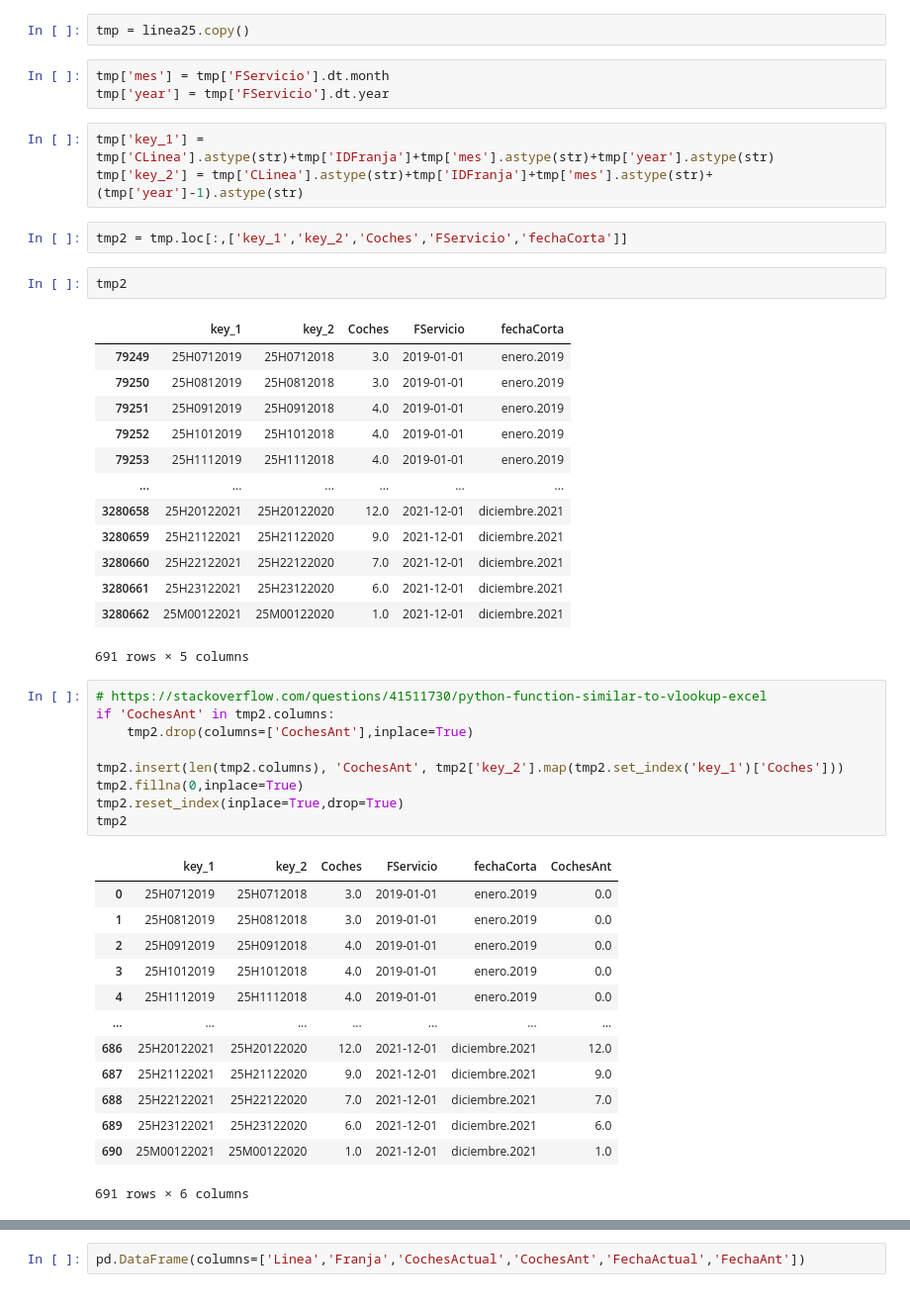
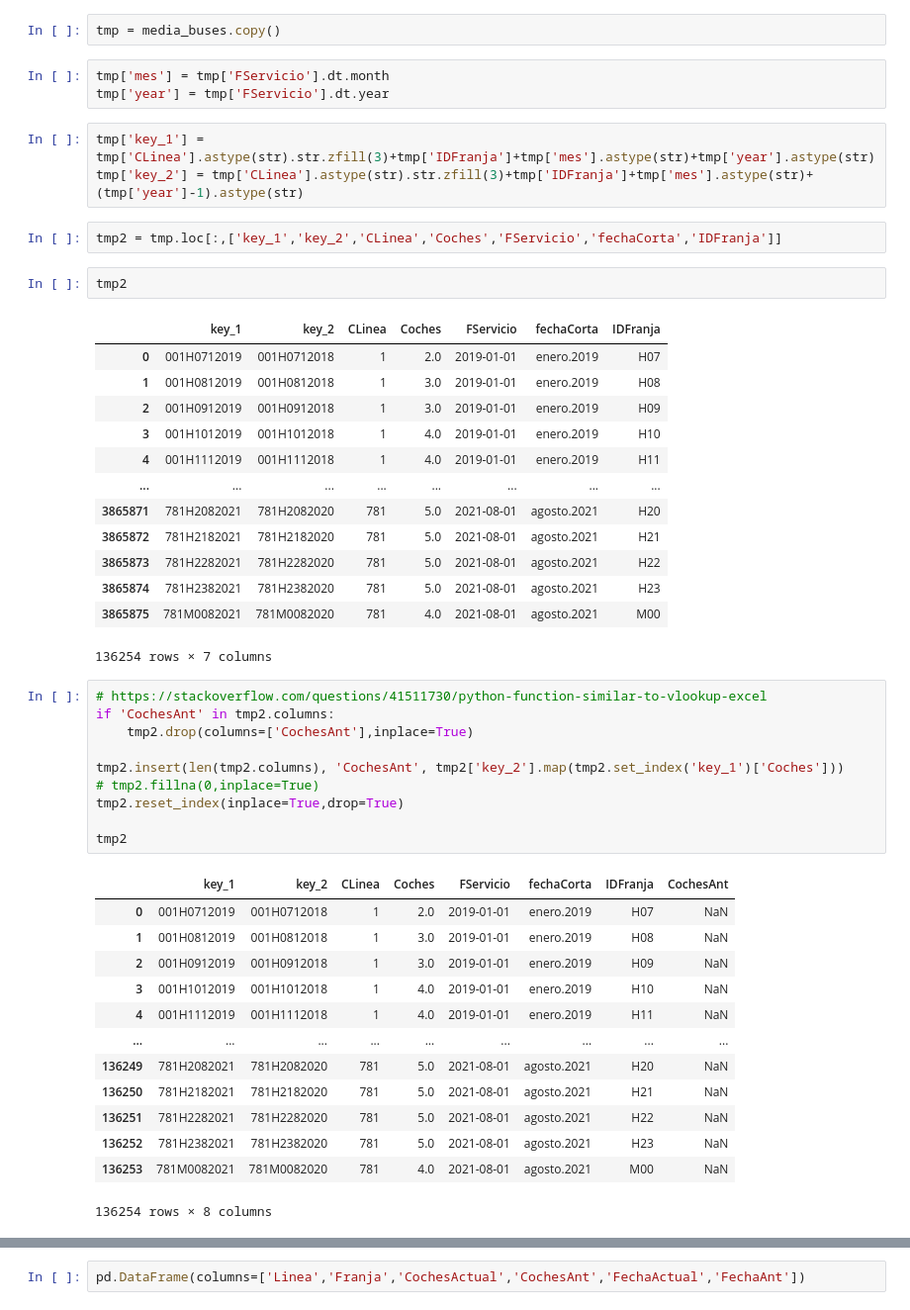
Before and after one commit to nacholopex/emt_madrid, a Jupyter notebook: 2022_emt_evolucion.ipynb, the cells around one changed output, grey strips where cells are left out. Shown at 99% size. Cells and saved outputs as stored; diff of their text form.

```diff
--- a/2022_emt_evolucion.ipynb
+++ b/2022_emt_evolucion.ipynb
@@ -236,51 +236,52 @@ for linea in lineas:
 [2021] ['H00', 'H01', 'H02', 'H06', 'H07', 'H08', 'H09', 'H10', 'H11', 'H12', 'H13', 'H14', 'H15', 'H16', 'H17', 'H18', 'H19', 'H20', 'H21', 'H22', 'H23', 'M00', 'M01', 'M02'] 734
 [2021] ['H08', 'H09', 'H10', 'H11', 'H12', 'H13', 'H14', 'H15', 'H16', 'H17', 'H18', 'H19', 'H20', 'H21', 'H22', 'H23', 'M00', 'M01'] 760
 # %%
-tmp = linea25.copy()
+tmp = media_buses.copy()
 # %%
 tmp['mes'] = tmp['FServicio'].dt.month
 tmp['year'] = tmp['FServicio'].dt.year
 # %%
-tmp['key_1'] = tmp['CLinea'].astype(str)+tmp['IDFranja']+tmp['mes'].astype(str)+tmp['year'].astype(str)
-tmp['key_2'] = tmp['CLinea'].astype(str)+tmp['IDFranja']+tmp['mes'].astype(str)+(tmp['year']-1).astype(str)
+tmp['key_1'] = tmp['CLinea'].astype(str).str.zfill(3)+tmp['IDFranja']+tmp['mes'].astype(str)+tmp['year'].astype(str)
+tmp['key_2'] = tmp['CLinea'].astype(str).str.zfill(3)+tmp['IDFranja']+tmp['mes'].astype(str)+(tmp['year']-1).astype(str)
 # %%
-tmp2 = tmp.loc[:,['key_1','key_2','Coches','FServicio','fechaCorta']]
+tmp2 = tmp.loc[:,['key_1','key_2','CLinea','Coches','FServicio','fechaCorta','IDFranja']]
 # %%
 tmp2
 # %% [output]
-|  | key_1 | key_2 | Coches | FServicio | fechaCorta |
-| 79249 | 25H0712019 | 25H0712018 | 3.0 | 2019-01-01 | enero.2019 |
-| 79250 | 25H0812019 | 25H0812018 | 3.0 | 2019-01-01 | enero.2019 |
-| 79251 | 25H0912019 | 25H0912018 | 4.0 | 2019-01-01 | enero.2019 |
-| 79252 | 25H1012019 | 25H1012018 | 4.0 | 2019-01-01 | enero.2019 |
-| 79253 | 25H1112019 | 25H1112018 | 4.0 | 2019-01-01 | enero.2019 |
-| ... | ... | ... | ... | ... | ... |
-| 3280658 | 25H20122021 | 25H20122020 | 12.0 | 2021-12-01 | diciembre.2021 |
-| 3280659 | 25H21122021 | 25H21122020 | 9.0 | 2021-12-01 | diciembre.2021 |
-| 3280660 | 25H22122021 | 25H22122020 | 7.0 | 2021-12-01 | diciembre.2021 |
-| 3280661 | 25H23122021 | 25H23122020 | 6.0 | 2021-12-01 | diciembre.2021 |
-| 3280662 | 25M00122021 | 25M00122020 | 1.0 | 2021-12-01 | diciembre.2021 |
+|  | key_1 | key_2 | CLinea | Coches | FServicio | fechaCorta | IDFranja |
+| 0 | 001H0712019 | 001H0712018 | 1 | 2.0 | 2019-01-01 | enero.2019 | H07 |
+| 1 | 001H0812019 | 001H0812018 | 1 | 3.0 | 2019-01-01 | enero.2019 | H08 |
+| 2 | 001H0912019 | 001H0912018 | 1 | 3.0 | 2019-01-01 | enero.2019 | H09 |
+| 3 | 001H1012019 | 001H1012018 | 1 | 4.0 | 2019-01-01 | enero.2019 | H10 |
+| 4 | 001H1112019 | 001H1112018 | 1 | 4.0 | 2019-01-01 | enero.2019 | H11 |
+| ... | ... | ... | ... | ... | ... | ... | ... |
+| 3865871 | 781H2082021 | 781H2082020 | 781 | 5.0 | 2021-08-01 | agosto.2021 | H20 |
+| 3865872 | 781H2182021 | 781H2182020 | 781 | 5.0 | 2021-08-01 | agosto.2021 | H21 |
+| 3865873 | 781H2282021 | 781H2282020 | 781 | 5.0 | 2021-08-01 | agosto.2021 | H22 |
+| 3865874 | 781H2382021 | 781H2382020 | 781 | 5.0 | 2021-08-01 | agosto.2021 | H23 |
+| 3865875 | 781M0082021 | 781M0082020 | 781 | 4.0 | 2021-08-01 | agosto.2021 | M00 |
-691 rows × 5 columns
+136254 rows × 7 columns
 # %%
 # https://stackoverflow.com/questions/41511730/python-function-similar-to-vlookup-excel
 if 'CochesAnt' in tmp2.columns:
     tmp2.drop(columns=['CochesAnt'],inplace=True)
 
 tmp2.insert(len(tmp2.columns), 'CochesAnt', tmp2['key_2'].map(tmp2.set_index('key_1')['Coches']))
-tmp2.fillna(0,inplace=True)
+# tmp2.fillna(0,inplace=True)
 tmp2.reset_index(inplace=True,drop=True)
+
 tmp2
 # %% [output]
-|  | key_1 | key_2 | Coches | FServicio | fechaCorta | CochesAnt |
-| 0 | 25H0712019 | 25H0712018 | 3.0 | 2019-01-01 | enero.2019 | 0.0 |
-| 1 | 25H0812019 | 25H0812018 | 3.0 | 2019-01-01 | enero.2019 | 0.0 |
-| 2 | 25H0912019 | 25H0912018 | 4.0 | 2019-01-01 | enero.2019 | 0.0 |
-| 3 | 25H1012019 | 25H1012018 | 4.0 | 2019-01-01 | enero.2019 | 0.0 |
-| 4 | 25H1112019 | 25H1112018 | 4.0 | 2019-01-01 | enero.2019 | 0.0 |
-| ... | ... | ... | ... | ... | ... | ... |
-| 686 | 25H20122021 | 25H20122020 | 12.0 | 2021-12-01 | diciembre.2021 | 12.0 |
-| 687 | 25H21122021 | 25H21122020 | 9.0 | 2021-12-01 | diciembre.2021 | 9.0 |
-| 688 | 25H22122021 | 25H22122020 | 7.0 | 2021-12-01 | diciembre.2021 | 7.0 |
-| 689 | 25H23122021 | 25H23122020 | 6.0 | 2021-12-01 | diciembre.2021 | 6.0 |
-| 690 | 25M00122021 | 25M00122020 | 1.0 | 2021-12-01 | diciembre.2021 | 1.0 |
+|  | key_1 | key_2 | CLinea | Coches | FServicio | fechaCorta | IDFranja | CochesAnt |
+| 0 | 001H0712019 | 001H0712018 | 1 | 2.0 | 2019-01-01 | enero.2019 | H07 | NaN |
+| 1 | 001H0812019 | 001H0812018 | 1 | 3.0 | 2019-01-01 | enero.2019 | H08 | NaN |
+| 2 | 001H0912019 | 001H0912018 | 1 | 3.0 | 2019-01-01 | enero.2019 | H09 | NaN |
+| 3 | 001H1012019 | 001H1012018 | 1 | 4.0 | 2019-01-01 | enero.2019 | H10 | NaN |
+| 4 | 001H1112019 | 001H1112018 | 1 | 4.0 | 2019-01-01 | enero.2019 | H11 | NaN |
+| ... | ... | ... | ... | ... | ... | ... | ... | ... |
+| 136249 | 781H2082021 | 781H2082020 | 781 | 5.0 | 2021-08-01 | agosto.2021 | H20 | NaN |
+| 136250 | 781H2182021 | 781H2182020 | 781 | 5.0 | 2021-08-01 | agosto.2021 | H21 | NaN |
+| 136251 | 781H2282021 | 781H2282020 | 781 | 5.0 | 2021-08-01 | agosto.2021 | H22 | NaN |
+| 136252 | 781H2382021 | 781H2382020 | 781 | 5.0 | 2021-08-01 | agosto.2021 | H23 | NaN |
+| 136253 | 781M0082021 | 781M0082020 | 781 | 4.0 | 2021-08-01 | agosto.2021 | M00 | NaN |
-691 rows × 6 columns
+136254 rows × 8 columns
```
Also changed, not shown: parts of 3 cells of this notebook.
